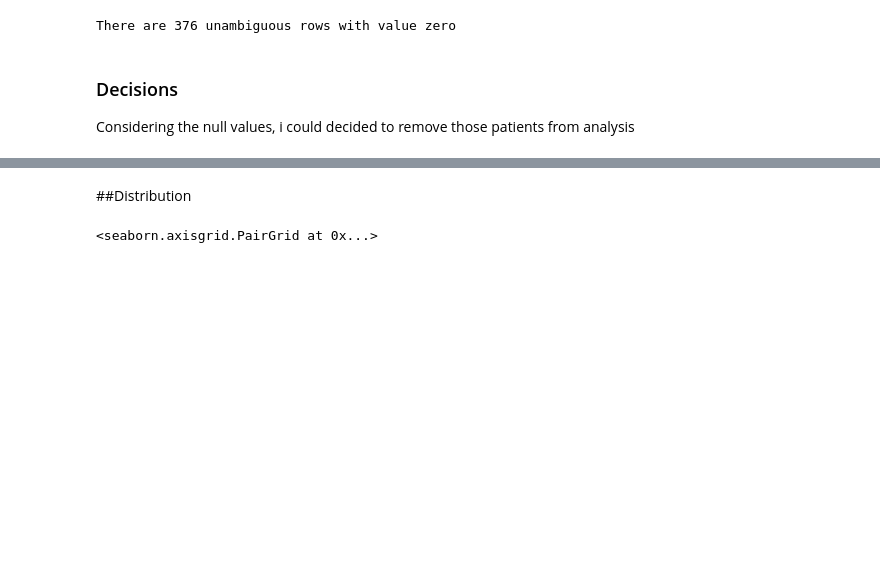
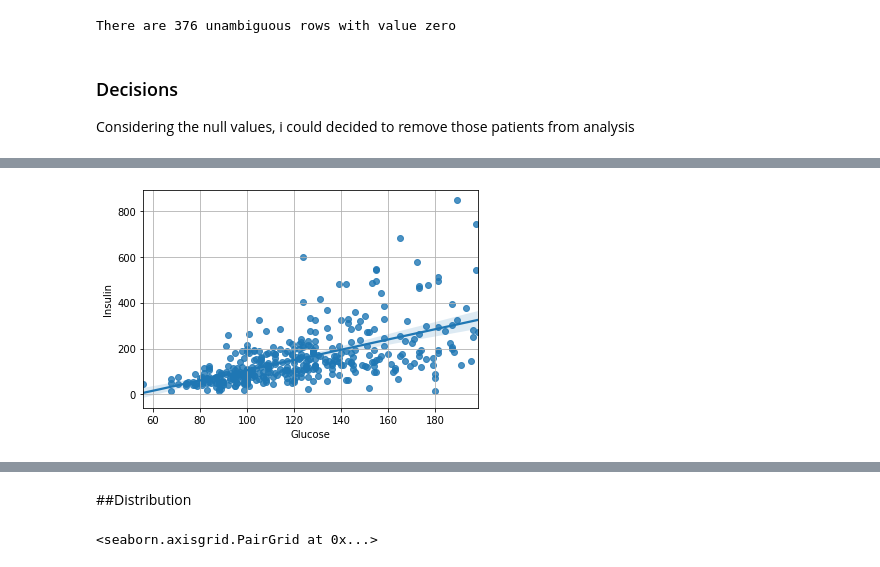
Before and after one commit to souzajvp/IA_tutorials, a Jupyter notebook: diabetes_class/Classification_Diabetes.ipynb, the cells around one changed output, grey strips where cells are left out. Cells and saved outputs as stored; diff of their text form; code cells hidden in the pictures; blank space fills up the shorter version.

```diff
--- a/diabetes_class/Classification_Diabetes.ipynb
+++ b/diabetes_class/Classification_Diabetes.ipynb
@@ -111,0 +150,5 @@ diabetes_copy = diabetes.drop(indexes, axis=0).copy()
+# %%
+sns.regplot(x='Glucose', y='Insulin', data=diabetes_copy)
+plt.grid()
+# %% [output]
+[figure, added]
```
Also changed, not shown: parts of 26 cells of this notebook.
